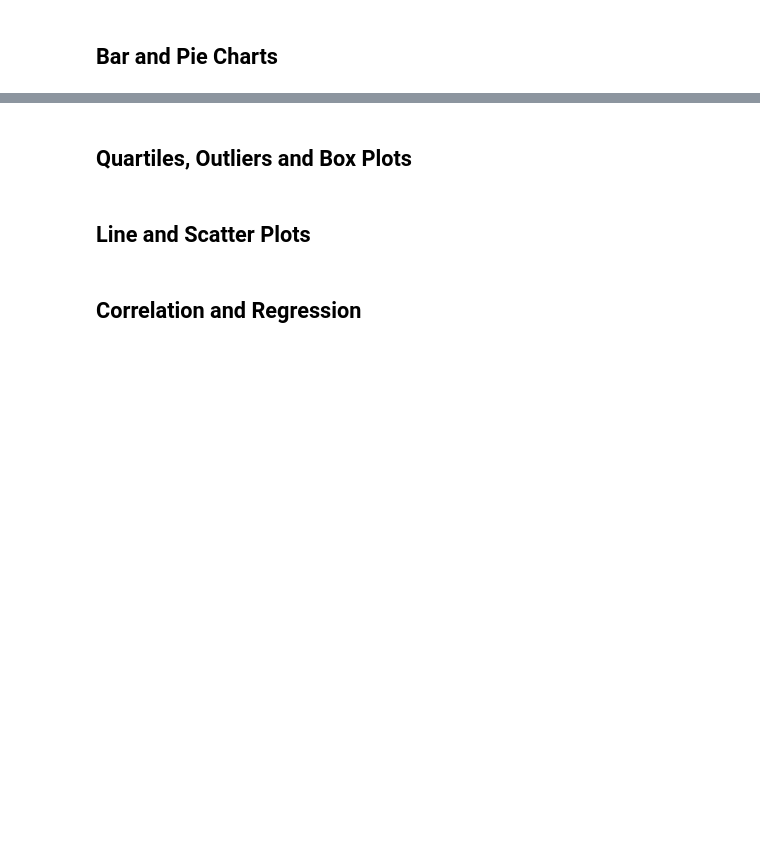
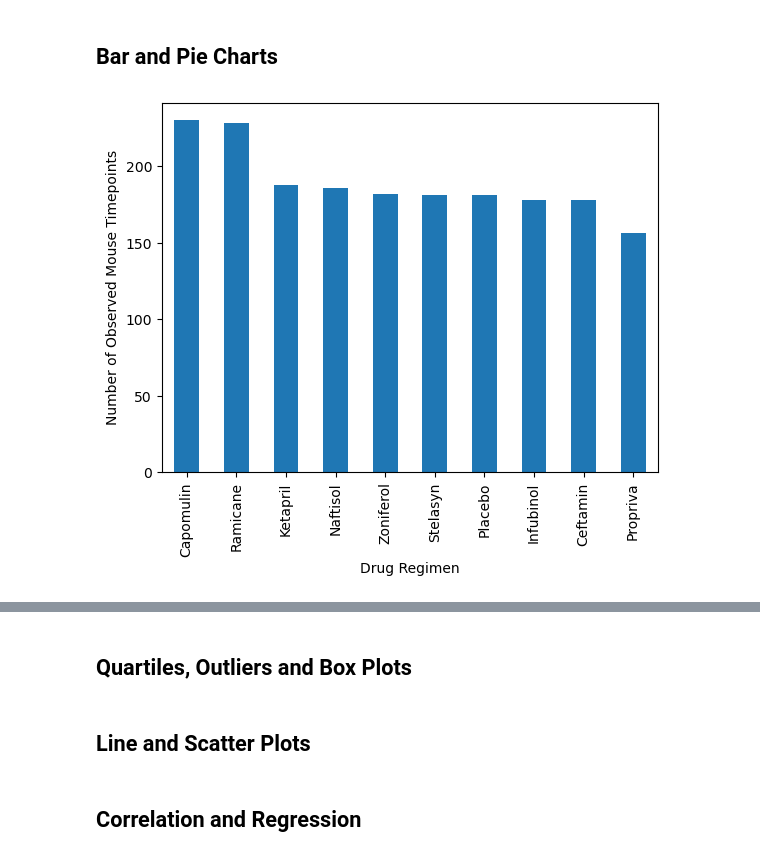
Before and after one commit to Amarah010/Matplotlib-Challenge, a Jupyter notebook: pymaceuticals.ipynb, the cells around one changed output, grey strips where cells are left out. Saved outputs shown, nothing was run; the diff lists cells and outputs as text; code cells hidden in the pictures; blank space fills up the shorter version.

```diff
--- a/pymaceuticals.ipynb
+++ b/pymaceuticals.ipynb
@@ -47,2 +74,4 @@ mouse_dataset
 # %%
 # Create a clean DataFrame by dropping the duplicate mouse by its ID.
+clean_dataset = mouse_dataset.drop_duplicates(subset=['Mouse ID', 'Timepoint'])
+clean_dataset
@@ -55,4 +102,18 @@ mouse_dataset
 
 # Use groupby and summary statistical methods to calculate the following properties of each drug regimen:
 # mean, median, variance, standard deviation, and SEM of the tumor volume.
+drug_data = clean_dataset.set_index(["Drug Regimen"])
+group_drug_data = drug_data.groupby("Drug Regimen")
+drug_mean = group_drug_data["Tumor Volume (mm3)"].mean()
+drug_median = group_drug_data["Tumor Volume (mm3)"].median()
+drug_var = group_drug_data["Tumor Volume (mm3)"].var()
+drug_std = group_drug_data["Tumor Volume (mm3)"].std()
+drug_sem = group_drug_data["Tumor Volume (mm3)"].sem()
+
 # Assemble the resulting series into a single summary DataFrame.
+drug_data_df  = pd.DataFrame({"Mean Tumor Volume":  drug_mean,
+                                 "Median Tumor Volume":  drug_median,
+                                 "Tumor Volume Variance":  drug_var,
+                                 "Tumor Volume Std. Dev.":  drug_std,
+                                 "Tumor Volume Std. Err.":  drug_sem})
+drug_data_df
@@ -64,6 +154,20 @@ mouse_dataset
 # %% [markdown]
 ## Bar and Pie Charts
 # %%
-# Generate a bar plot showing the total number of rows (Mouse ID/Timepoints) for each drug regimen using Pandas.
+# Generate a bar plot showing the total number of rows (Mouse ID/Timepoints) for each drug regimen using Pandas:
+# Filter DataFrame
+mouse_drug_df = clean_dataset[["Drug Regimen","Timepoint"]]
+
+# Count per drug
+mouse_per_drug = mouse_drug_df["Drug Regimen"].value_counts()
+
+# Create bar plot
+mouse_per_drug.plot(kind="bar",
+                  xlabel="Drug Regimen",
+                  ylabel="Number of Observed Mouse Timepoints")
+
+plt.show()
+# %% [output]
+[figure, added]
 # %%
 # Generate a bar plot showing the total number of rows (Mouse ID/Timepoints) for each drug regimen using pyplot.
```
Also changed, not shown: parts of 11 cells of this notebook.
